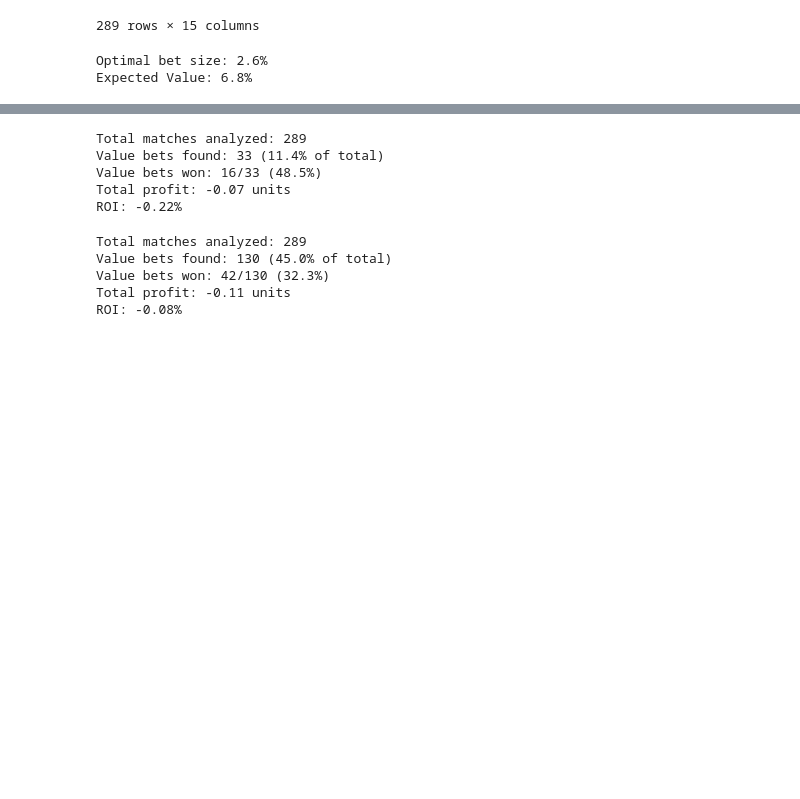
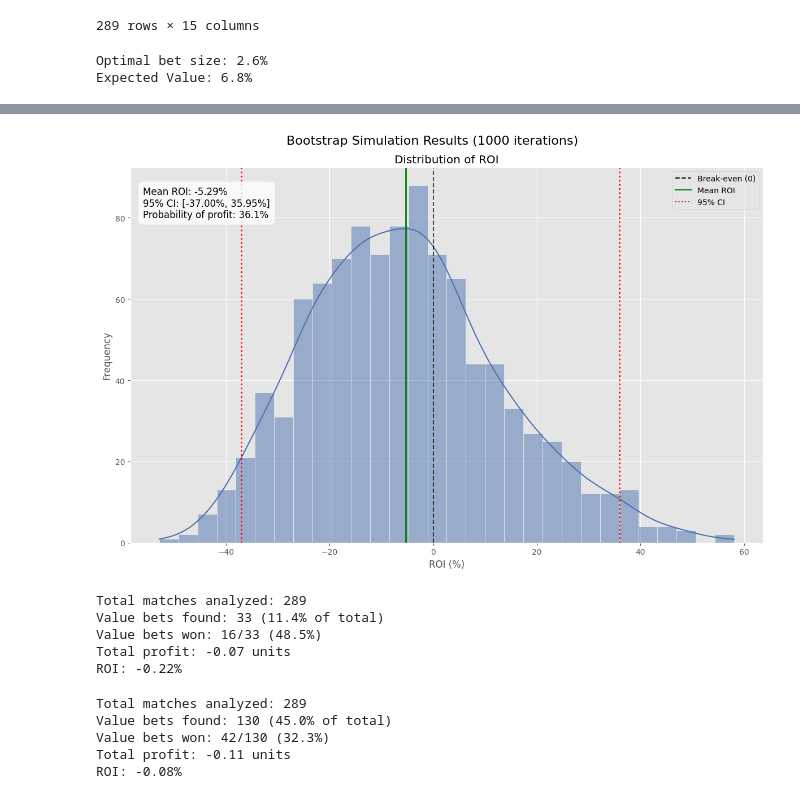
Before and after one commit to louis-porter/team-eval, a Jupyter notebook: backtesting.ipynb, the cells around one changed output, grey strips where cells are left out. Saved outputs shown, nothing was run; the diff lists cells and outputs as text; code cells hidden in the pictures; blank space fills up the shorter version.

```diff
--- a/backtesting.ipynb
+++ b/backtesting.ipynb
@@ -596,3 +788,46 @@ ROI: -0.09%
+# %%
+# Set up a nicer style for the plots
+plt.style.use('ggplot')
+sns.set_palette("deep")
+
+# Create a single figure and axis
+fig, ax = plt.subplots(figsize=(12, 8))
+fig.suptitle('Bootstrap Simulation Results (1000 iterations)', fontsize=16)
+
+# Plot ROI Distribution
+sns.histplot(bootstrap_results['roi'], bins=30, kde=True, ax=ax)
+ax.axvline(x=0, color='black', linestyle='--', alpha=0.7)
+ax.axvline(x=bootstrap_results['roi'].mean(), color='green', linestyle='-', linewidth=2)
+ax.axvline(x=bootstrap_results['roi'].quantile(0.025), color='red', linestyle=':', linewidth=2)
+ax.axvline(x=bootstrap_results['roi'].quantile(0.975), color='red', linestyle=':', linewidth=2)
+ax.set_title('Distribution of ROI')
+ax.set_xlabel('ROI (%)')
+ax.set_ylabel('Frequency')
+
+# Add a legend
+from matplotlib.lines import Line2D
+legend_elements = [
+    Line2D([0], [0], color='black', linestyle='--', label='Break-even (0)'),
+    Line2D([0], [0], color='green', label='Mean ROI'),
+    Line2D([0], [0], color='red', linestyle=':', label='95% CI')
+]
+ax.legend(handles=legend_elements, loc='upper right')
+
+# Add text annotation with key statistics
+mean_roi = bootstrap_results['roi'].mean()
+ci_lower = bootstrap_results['roi'].quantile(0.025)
+ci_upper = bootstrap_results['roi'].quantile(0.975)
+profit_probability = (bootstrap_results['roi'] > 0).mean() * 100
+
+stats_text = f"Mean ROI: {mean_roi:.2f}%\n95% CI: [{ci_lower:.2f}%, {ci_upper:.2f}%]\nProbability of profit: {profit_probability:.1f}%"
+plt.annotate(stats_text, xy=(0.02, 0.95), xycoords='axes fraction',
+             bbox=dict(boxstyle="round,pad=0.5", fc="white", alpha=0.8),
+             va='top', fontsize=12)
+
+plt.tight_layout()
+plt.show()
+# %% [output]
+[figure, added]
 # %%
 over_25_df = pd.read_sql_query("""SELECT match_id, actual_home_goals, actual_away_goals, over_2_5_prob, bet365_o25_odds FROM xgb_backtest_0065_001_prem20242025""", conn)
 
```
Also changed, not shown: parts of 10 cells of this notebook, 1 other file.
